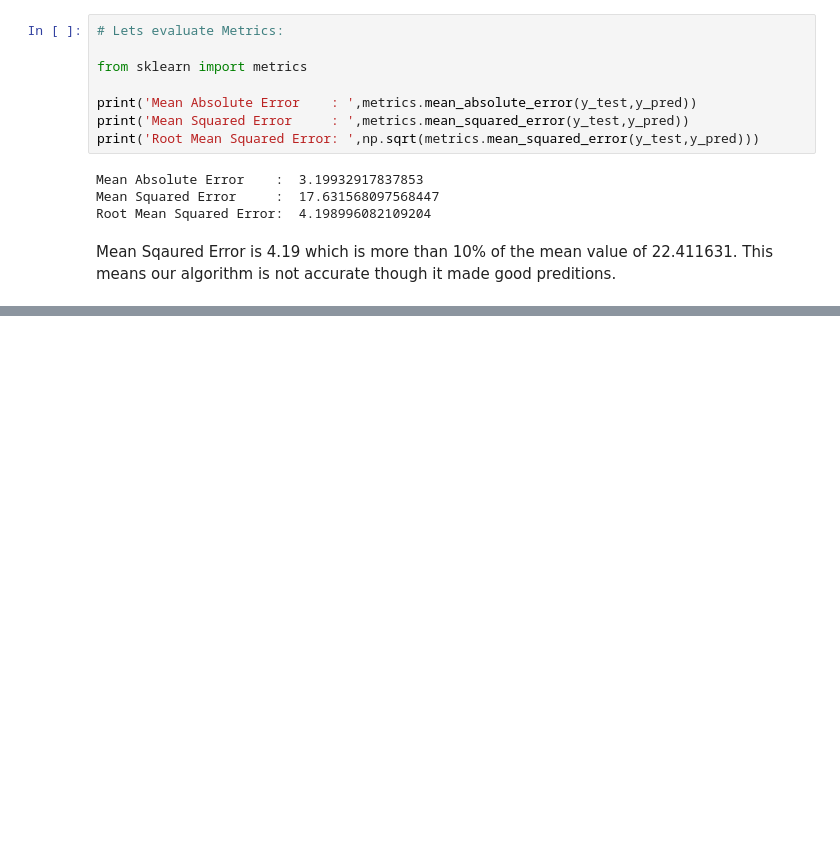
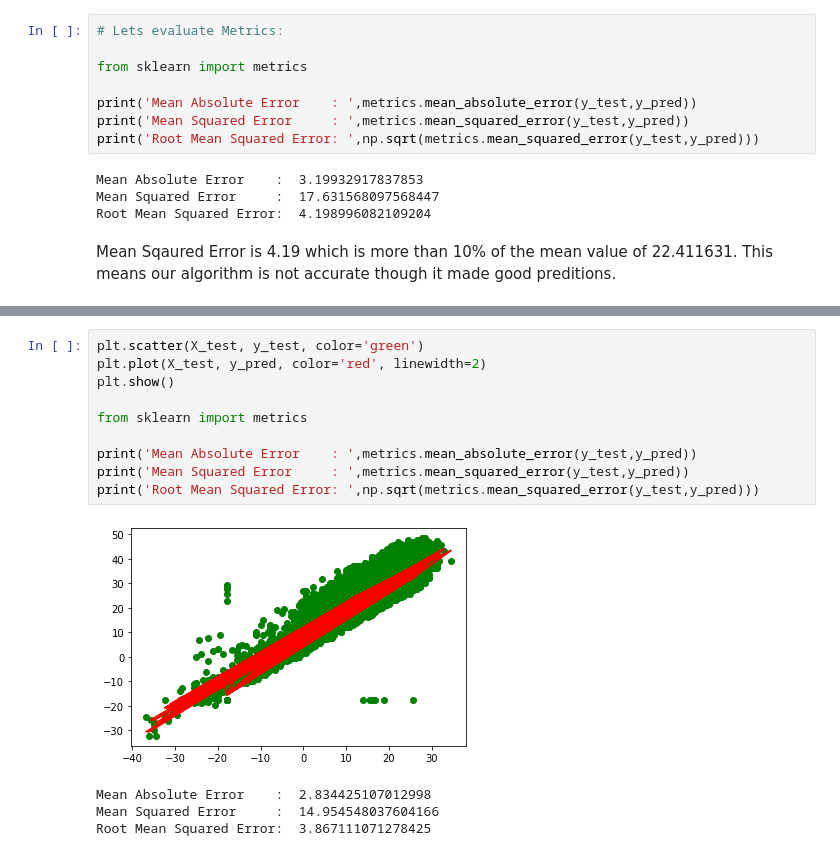
Before and after one commit to reddy279/MachineLearning-Python, a Jupyter notebook: WeatherPrediction_LinearRegression.ipynb, the cells around one changed output, grey strips where cells are left out. Cells and saved outputs as stored; diff of their text form; blank space fills up the shorter version.

```diff
--- a/WeatherPrediction_LinearRegression.ipynb
+++ b/WeatherPrediction_LinearRegression.ipynb
@@ -158,0 +256,15 @@ This means our algorithm is not accurate though it made good preditions.
+# %%
+plt.scatter(X_test, y_test, color='green')
+plt.plot(X_test, y_pred, color='red', linewidth=2)
+plt.show()
+
+from sklearn import metrics
+
+print('Mean Absolute Error    : ',metrics.mean_absolute_error(y_test,y_pred))
+print('Mean Squared Error     : ',metrics.mean_squared_error(y_test,y_pred))
+print('Root Mean Squared Error: ',np.sqrt(metrics.mean_squared_error(y_test,y_pred)))
+# %% [output]
+[figure, added]
+Mean Absolute Error    :  2.834425107012998
+Mean Squared Error     :  14.954548037604166
+Root Mean Squared Error:  3.867111071278425
```
Also changed, not shown: parts of 12 cells of this notebook, 1 other file.
